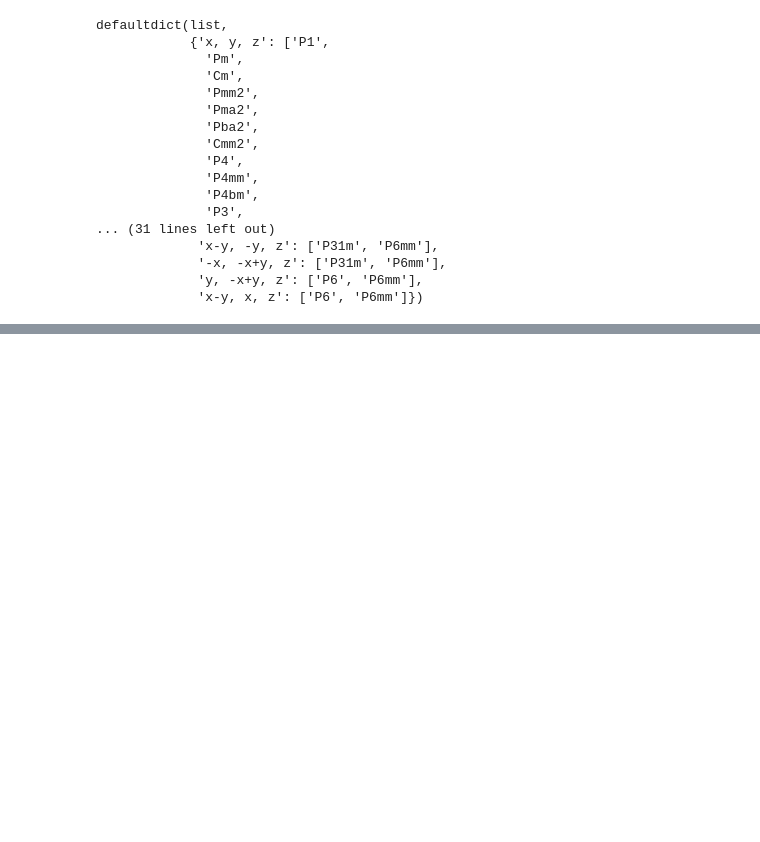
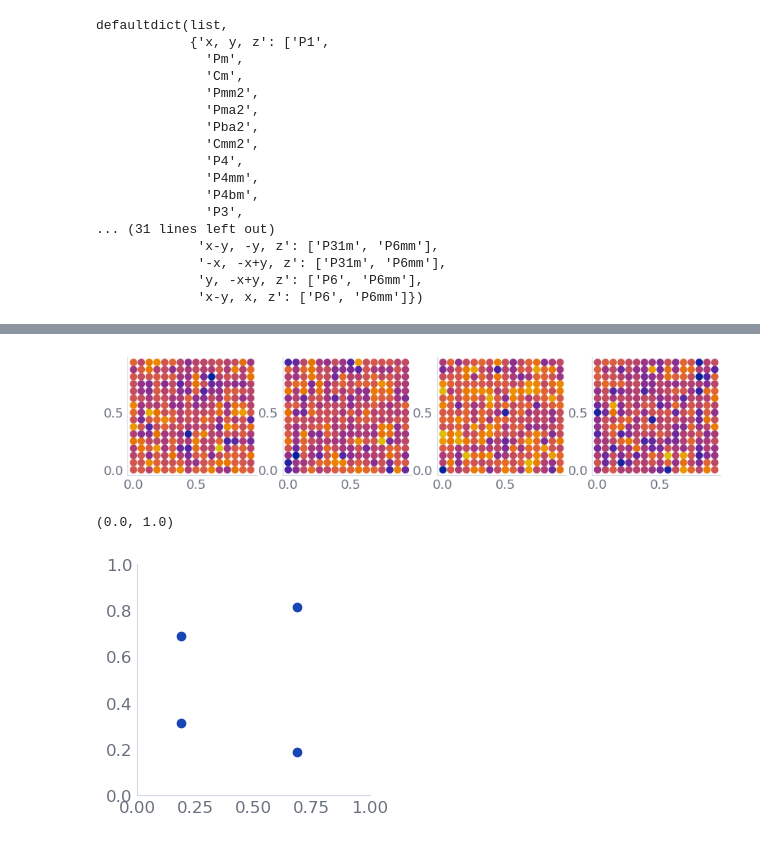
Before and after one commit to nicholas-miklaucic/avid, a Jupyter notebook: notebooks/kernel.ipynb, the cells around one changed output, grey strips where cells are left out. Cells and saved outputs as stored; diff of their text form; code cells hidden in the pictures; blank space fills up the shorter version.

```diff
--- a/notebooks/kernel.ipynb
+++ b/notebooks/kernel.ipynb
@@ -176,0 +249,31 @@ Object `gram` not found.
+# %%
+X = jnp.array(Group('Cm').Wyckoff_positions[0].apply_ops([11/16, 3/16, 0])[:, :ndim]) % 1
+X2 = jnp.array(Group('P3').Wyckoff_positions[0].apply_ops([11/16, 3/16, 0])[1:, :ndim]) % 1
+
+y = jnp.ones_like(X[:, [0]])
+y2 = jnp.ones_like(X2[:, [0]]) * 0
+
+D = gpx.Dataset(jnp.vstack([X, X2]), jnp.vstack([y, y2]))
+
+meanf = gpx.mean_functions.Zero()
+kernel = GroupKernel()
+kernel = kernel.replace(x_kern=kernel.x_kern.replace_trainable(lengthscale=False, variance=False, period=False))
+kernel = kernel.replace(y_kern=kernel.y_kern.replace_trainable(lengthscale=False, variance=False, period=False))
+prior = gpx.gps.Prior(mean_function=meanf, kernel=kernel)
+
+prior_dist = prior.predict(xy)
+
+samples = prior_dist.sample(seed=jax.random.key(123), sample_shape=(4,))
+fig, axs = plt.subplots(1, 4, figsize=(10, 2))
+for ax, sample in zip(axs.flatten(), samples):
+    ax.scatter(xy[:, 0], xy[:, 1], c=sample)
+
+plt.show()
+plt.gcf().set_size_inches(3, 3)
+plt.scatter(*(X.T % 1))
+plt.xlim(0, 1)
+plt.ylim(0, 1)
+# %% [output]
+[figure, added]
+(0.0, 1.0)
+[figure, added]
```
Also changed, not shown: parts of 16 cells of this notebook, 8 other files.
